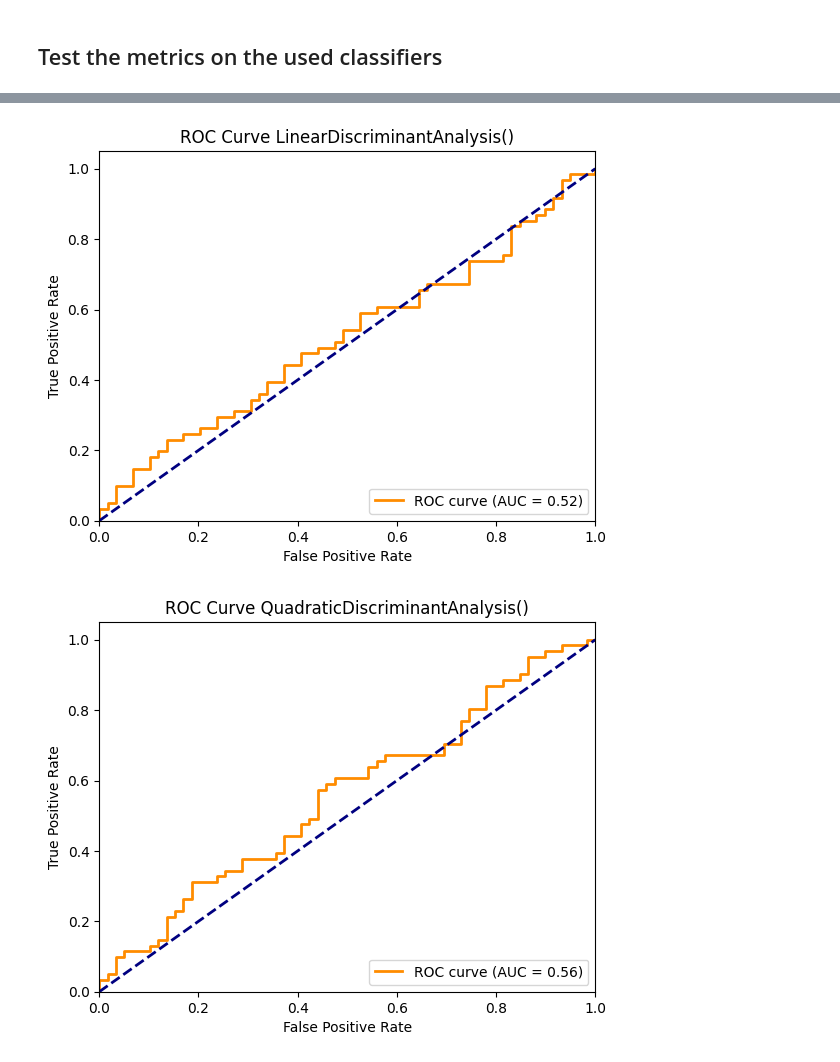
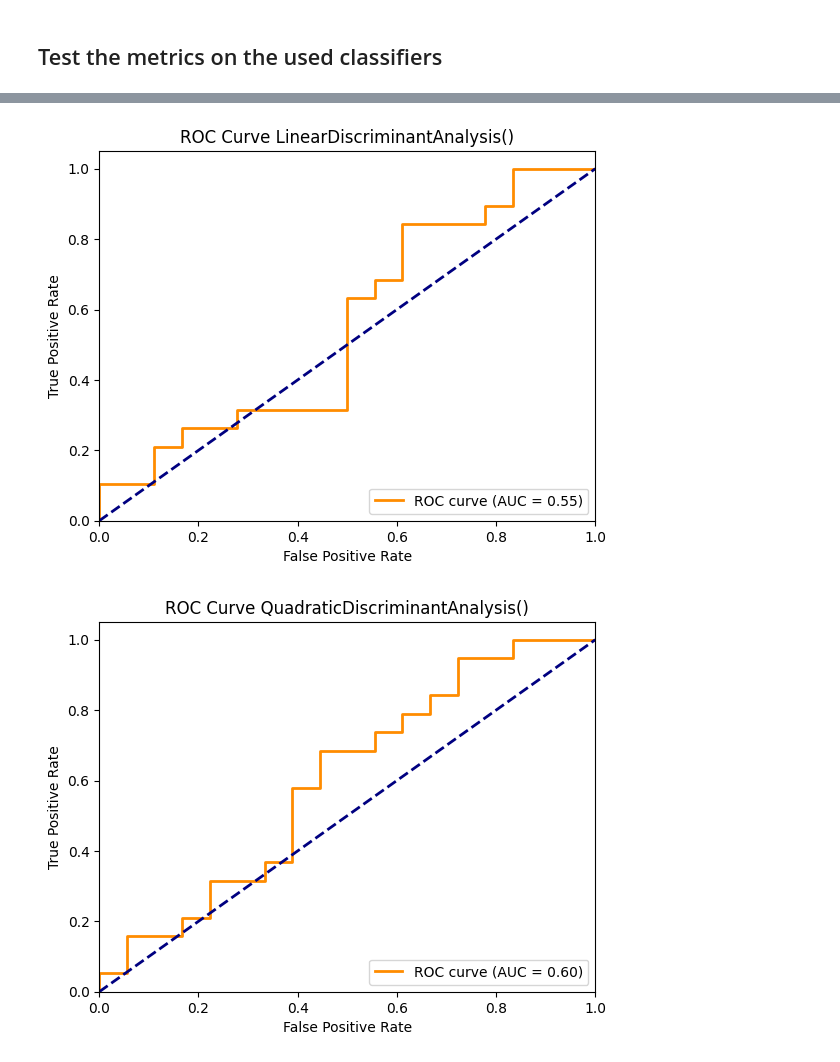
Before and after one commit to folkertj00/liver_learning, a Jupyter notebook: assignment.ipynb, the cells around one changed output, grey strips where cells are left out. Cells and saved outputs as stored; diff of their text form; code cells hidden in the pictures.

Commit message:
SVM toegevoegd aan main, en testing als het goed is gefixed zo

```diff
--- a/assignment.ipynb
+++ b/assignment.ipynb
@@ -209,6 +220,7 @@ y_train_scaled = y_train['label'].values
 
 y_train_list = y_train['label'].tolist()
 y_val_list = y_val['label'].values
+y_test_list = y_test['label'].values
 
 # # Feature selection
 # # Create the RFE object and compute a cross-validated score.
@@ -485,8 +494,8 @@ X_train_pca = pca.transform(X_train_scaled)
 X_val_pca = pca.transform(X_val_scaled)
 X_test_pca = pca.transform(X_test_scaled)  #Waarom staat hier de test set???, je fit de pca op de train set en past het toe op de val en test set -Luuk
 
-y_train_list = y_train['label'].tolist()
-y_val_list = y_val['label'].values
+# y_train_list = y_train['label'].tolist()
+# y_val_list = y_val['label'].values
 print(y_train_list)
 print(X_train_pca)
 # %% [output]
@@ -676,14 +786,26 @@ Validation Accuracy: 0.6551724137931034
 # from sklearn.metrics import roc_curve, auc
 
 df_data = pd.DataFrame(data)
-# X1 = df_data.iloc[:, 1:]        # Feature set
 y_truth = df_data.iloc[:, :1]   # Classification Benign/Malignant
-# gnb = GaussianNB()
-# gnb = gnb.fit(X1, y_truth)
-# y_pred = gnb.predict(X1)
 all_results={}
 
-for clf, X1, Y1 in zip(clfs_fit, Xt, Yt):
+# DEZE MOET AANGEPAST NAAR WELKE CLASSIFIERS WE WILLEN TESTEN, EN MET WELKE DATA
+# dit moeten alle gebruikte classifiers zijn
+clfs_testing = [LinearDiscriminantAnalysis(),QuadraticDiscriminantAnalysis(),GaussianNB(),
+         LogisticRegression(),SGDClassifier(),KNeighborsClassifier(),DecisionTreeClassifier()]
+
+# dit moet de juiste input zijn ipv de pca
+X_input = X_test_pca
+Y_input = y_test_list
+X_testdata = list() # dit moet de testdata zijn, met de goed gekozen features
+Y_testdata = list()
+for clf in clfs_testing:
+    clf.fit(X_input,Y_input)
+    X_testdata.append(X_input)
+    Y_testdata.append(Y_input)
+print(X_testdata)
+
+for clf, X1, Y1 in zip(clfs_testing, X_testdata, Y_testdata):
     y_pred=clf.predict(X1)
 
     if hasattr(clf, 'predict_proba'):
@@ -731,2 +870,2 @@ results_pd
-[figure, old version]
+[figure, new version]
-[figure, old version]
+[figure, new version]
```
Also changed, not shown: parts of 15 cells of this notebook.
